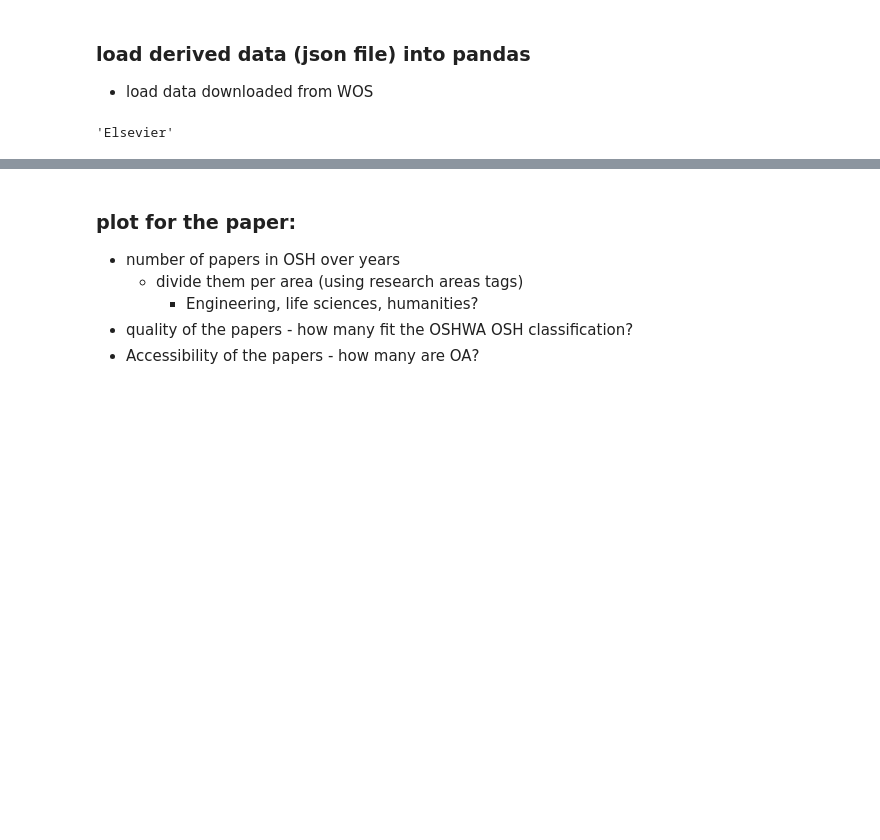
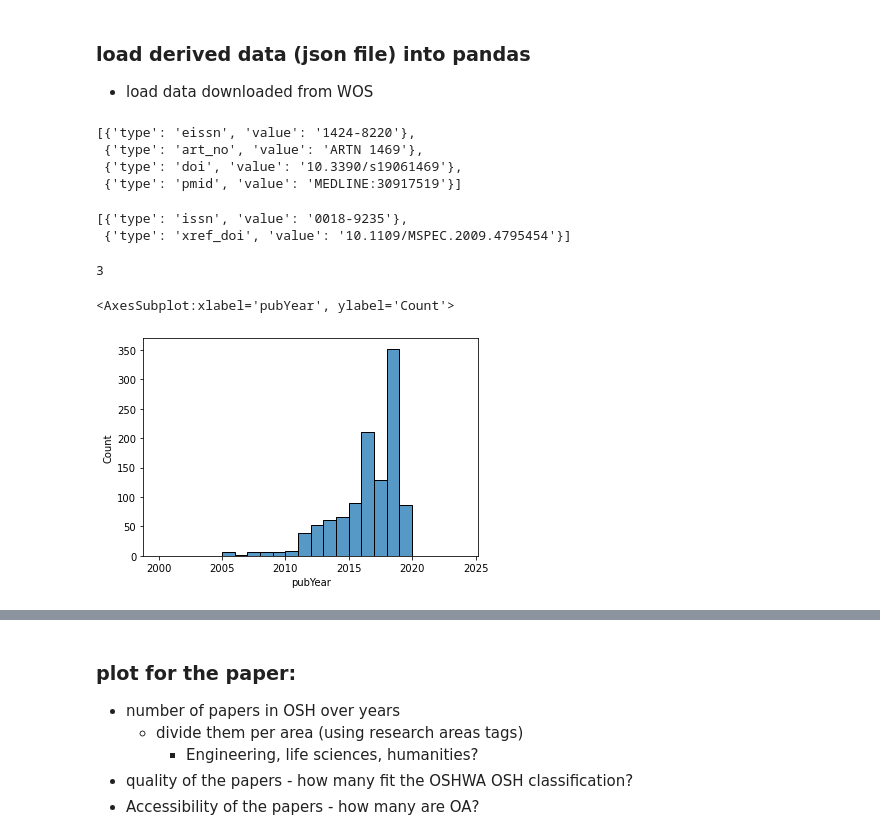
Before and after one commit to amchagas/open-hardware-supply, a Jupyter notebook: code/Untitled.ipynb, the cells around one changed output, grey strips where cells are left out. Saved outputs shown, nothing was run; the diff lists cells and outputs as text; code cells hidden in the pictures; blank space fills up the shorter version.

```diff
--- a/code/Untitled.ipynb
+++ b/code/Untitled.ipynb
@@ -8,6 +8,6 @@ import seaborn as sns
 import matplotlib.pyplot as plt
 import jsonlines
 # %%
-dataPath = "../data/derived1/"
+dataPath = "../data/derived2/"
 dataFile = "records.jsonl"
 # %%
@@ -29,14 +101,25 @@ with jsonlines.open(dataPath+dataFile) as reader:
+# %%
+obj["record"]["dynamic_data"]["cluster_related"]["identifiers"]["identifier"]
+# %% [output]
+[{'type': 'eissn', 'value': '1424-8220'},
+ {'type': 'art_no', 'value': 'ARTN 1469'},
+ {'type': 'doi', 'value': '10.3390/s19061469'},
+ {'type': 'pmid', 'value': 'MEDLINE:30917519'}]
 # %%
-#'find if this is an article
-#obj["record"]["static_data"]["summary"]["doctypes"]["doctype"]
-
-#find publication title
-#obj["record"]["static_data"]["summary"]["titles"]["title"][-1]["content"]
-
-#find journal title
-#obj["record"]["static_data"]["summary"]["titles"]["title"][0]["content"]
-
-#find publisher (elsevier, nature, etc)
-#obj["record"]["static_data"]["summary"]["publishers"]["publisher"]["names"]["name"]["unified_name"]
+df = pd.DataFrame.from_dict(data)
+#df
+articles = df[df["pubType"]=="Article"]
-# %% [output]
-'Elsevier'
+# %%
+articles.loc[11]["identifier"]
+# %% [output]
+[{'type': 'issn', 'value': '0018-9235'},
+ {'type': 'xref_doi', 'value': '10.1109/MSPEC.2009.4795454'}]
+# %%
+len(articles["doi"]==None)
+# %% [output]
+3
+# %%
+sns.histplot(articles["pubYear"],bins=list(range(2000,2025)))
+# %% [output]
+<AxesSubplot:xlabel='pubYear', ylabel='Count'>
+[figure, added]
```
Also changed, not shown: parts of 3 cells of this notebook, 3 other files.
